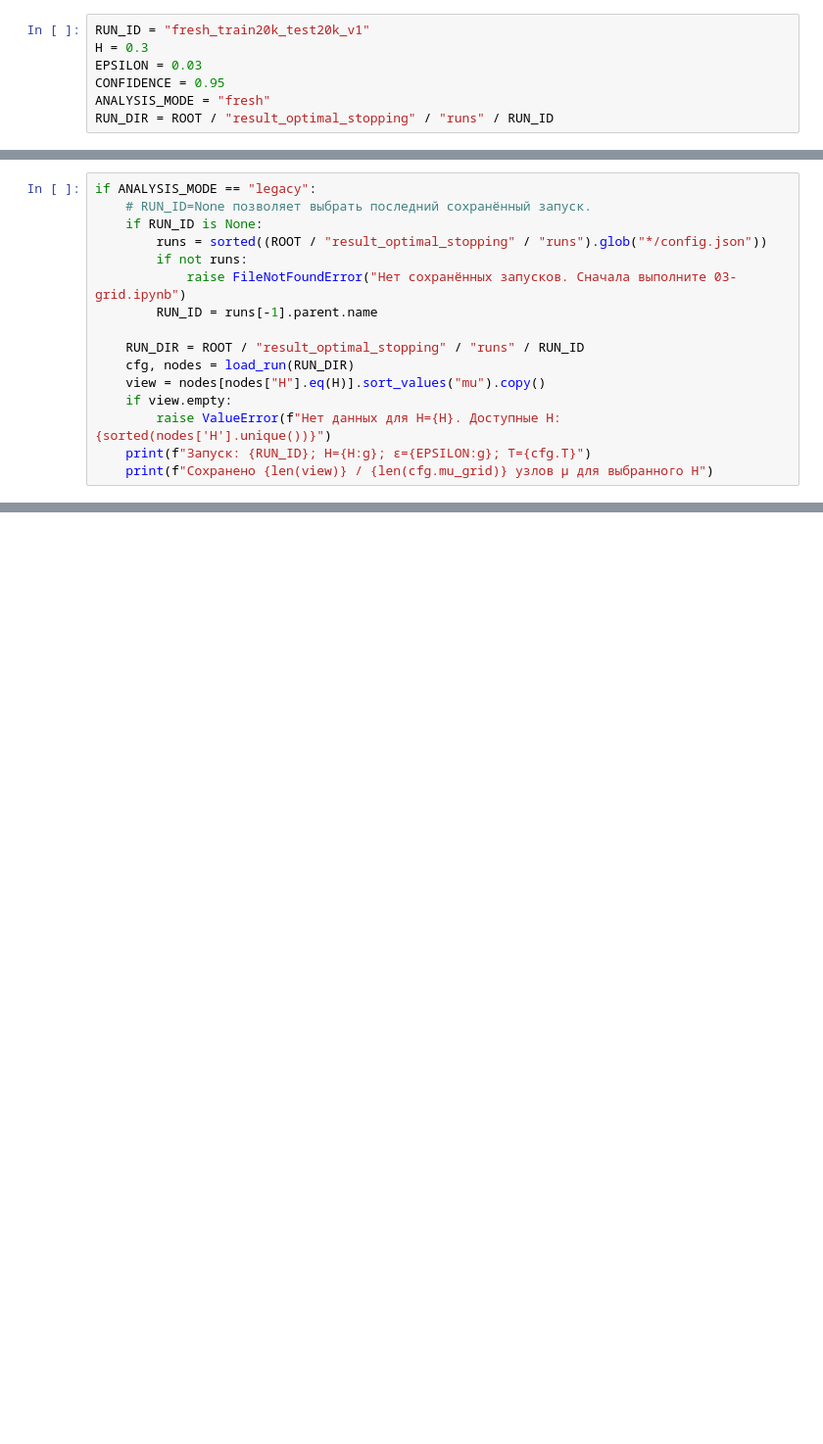
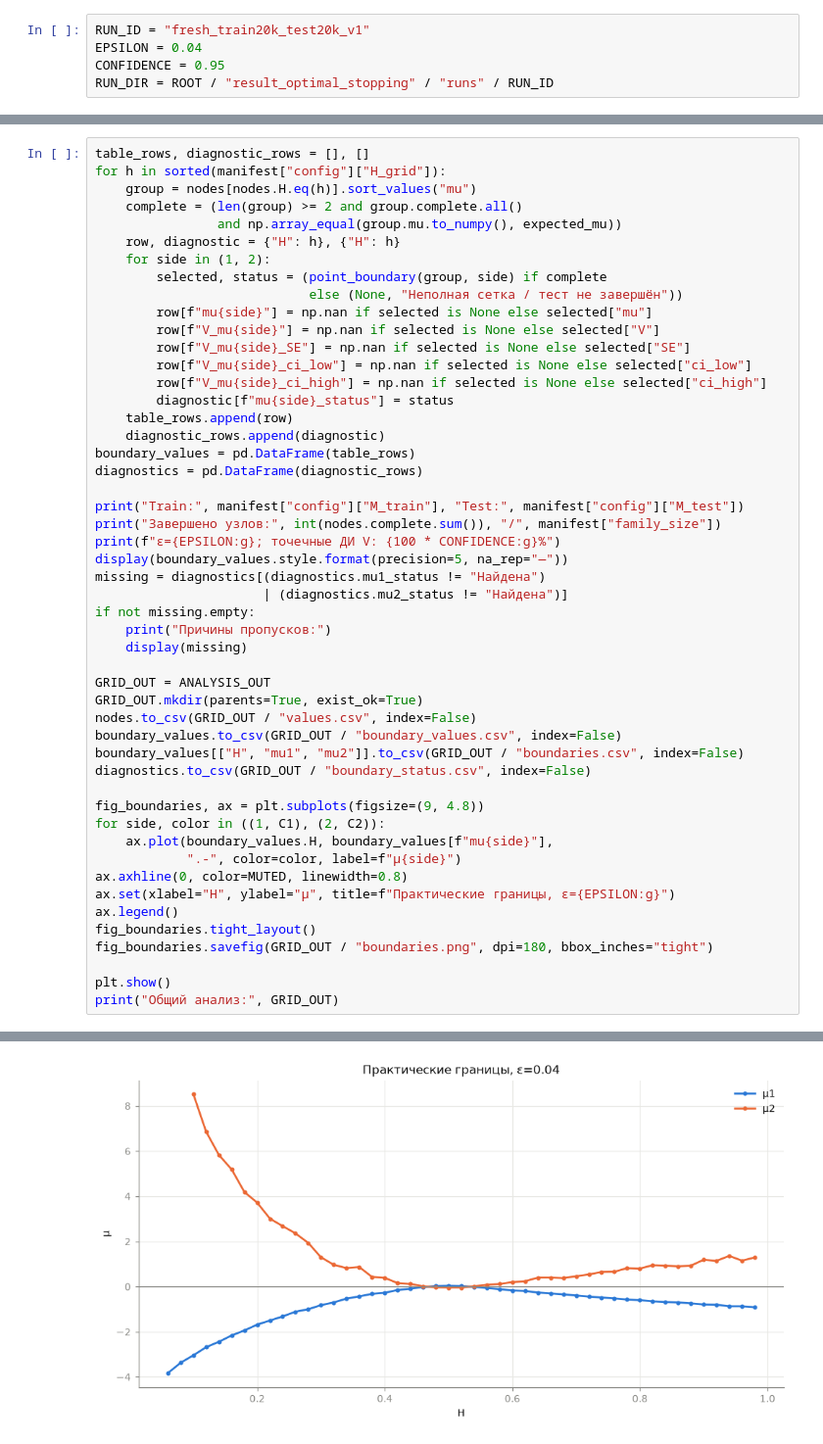
Before and after one commit to Kilikia123/optimal-stopping-fbm, a Jupyter notebook: notebooks/04-grid-analysis.ipynb, the cells around one changed output, grey strips where cells are left out. Shown at 98% size. Saved outputs shown, nothing was run; the diff lists cells and outputs as text; blank space fills up the shorter version.

```diff
--- a/notebooks/04-grid-analysis.ipynb
+++ b/notebooks/04-grid-analysis.ipynb
@@ -37,7 +35,5 @@ ANALYSIS_MODE = "fresh"
 # %%
 RUN_ID = "fresh_train20k_test20k_v1"
-H = 0.3
-EPSILON = 0.03
+EPSILON = 0.04
 CONFIDENCE = 0.95
-ANALYSIS_MODE = "fresh"
 RUN_DIR = ROOT / "result_optimal_stopping" / "runs" / RUN_ID
@@ -175,16 +72,0 @@ elif ANALYSIS_MODE != "legacy":
-# %%
-if ANALYSIS_MODE == "legacy":
-    # RUN_ID=None позволяет выбрать последний сохранённый запуск.
-    if RUN_ID is None:
-        runs = sorted((ROOT / "result_optimal_stopping" / "runs").glob("*/config.json"))
-        if not runs:
-            raise FileNotFoundError("Нет сохранённых запусков. Сначала выполните 03-grid.ipynb")
-        RUN_ID = runs[-1].parent.name
-
-    RUN_DIR = ROOT / "result_optimal_stopping" / "runs" / RUN_ID
-    cfg, nodes = load_run(RUN_DIR)
-    view = nodes[nodes["H"].eq(H)].sort_values("mu").copy()
-    if view.empty:
-        raise ValueError(f"Нет данных для H={H}. Доступные H: {sorted(nodes['H'].unique())}")
-    print(f"Запуск: {RUN_ID}; H={H:g}; ε={EPSILON:g}; T={cfg.T}")
-    print(f"Сохранено {len(view)} / {len(cfg.mu_grid)} узлов μ для выбранного H")
@@ -331,0 +77,51 @@ if ANALYSIS_MODE == "legacy":
+# %%
+table_rows, diagnostic_rows = [], []
+for h in sorted(manifest["config"]["H_grid"]):
+    group = nodes[nodes.H.eq(h)].sort_values("mu")
+    complete = (len(group) >= 2 and group.complete.all()
+                and np.array_equal(group.mu.to_numpy(), expected_mu))
+    row, diagnostic = {"H": h}, {"H": h}
+    for side in (1, 2):
+        selected, status = (point_boundary(group, side) if complete
+                            else (None, "Неполная сетка / тест не завершён"))
+        row[f"mu{side}"] = np.nan if selected is None else selected["mu"]
+        row[f"V_mu{side}"] = np.nan if selected is None else selected["V"]
+        row[f"V_mu{side}_SE"] = np.nan if selected is None else selected["SE"]
+        row[f"V_mu{side}_ci_low"] = np.nan if selected is None else selected["ci_low"]
+        row[f"V_mu{side}_ci_high"] = np.nan if selected is None else selected["ci_high"]
+        diagnostic[f"mu{side}_status"] = status
+    table_rows.append(row)
+    diagnostic_rows.append(diagnostic)
+boundary_values = pd.DataFrame(table_rows)
+diagnostics = pd.DataFrame(diagnostic_rows)
+
+print("Train:", manifest["config"]["M_train"], "Test:", manifest["config"]["M_test"])
+print("Завершено узлов:", int(nodes.complete.sum()), "/", manifest["family_size"])
+print(f"ε={EPSILON:g}; точечные ДИ V: {100 * CONFIDENCE:g}%")
+display(boundary_values.style.format(precision=5, na_rep="—"))
+missing = diagnostics[(diagnostics.mu1_status != "Найдена")
+                      | (diagnostics.mu2_status != "Найдена")]
+if not missing.empty:
+    print("Причины пропусков:")
+    display(missing)
+
+GRID_OUT = ANALYSIS_OUT
+GRID_OUT.mkdir(parents=True, exist_ok=True)
+nodes.to_csv(GRID_OUT / "values.csv", index=False)
+boundary_values.to_csv(GRID_OUT / "boundary_values.csv", index=False)
+boundary_values[["H", "mu1", "mu2"]].to_csv(GRID_OUT / "boundaries.csv", index=False)
+diagnostics.to_csv(GRID_OUT / "boundary_status.csv", index=False)
+
+fig_boundaries, ax = plt.subplots(figsize=(9, 4.8))
+for side, color in ((1, C1), (2, C2)):
+    ax.plot(boundary_values.H, boundary_values[f"mu{side}"],
+            ".-", color=color, label=f"μ{side}")
+ax.axhline(0, color=MUTED, linewidth=0.8)
+ax.set(xlabel="H", ylabel="μ", title=f"Практические границы, ε={EPSILON:g}")
+ax.legend()
+fig_boundaries.tight_layout()
+fig_boundaries.savefig(GRID_OUT / "boundaries.png", dpi=180, bbox_inches="tight")
+
+plt.show()
+print("Общий анализ:", GRID_OUT)
+# %% [output]
@@ -331,0 +152 @@ if ANALYSIS_MODE == "legacy":
+[figure, added]
```
Also changed, not shown: parts of 20 cells of this notebook, 15 other files.
